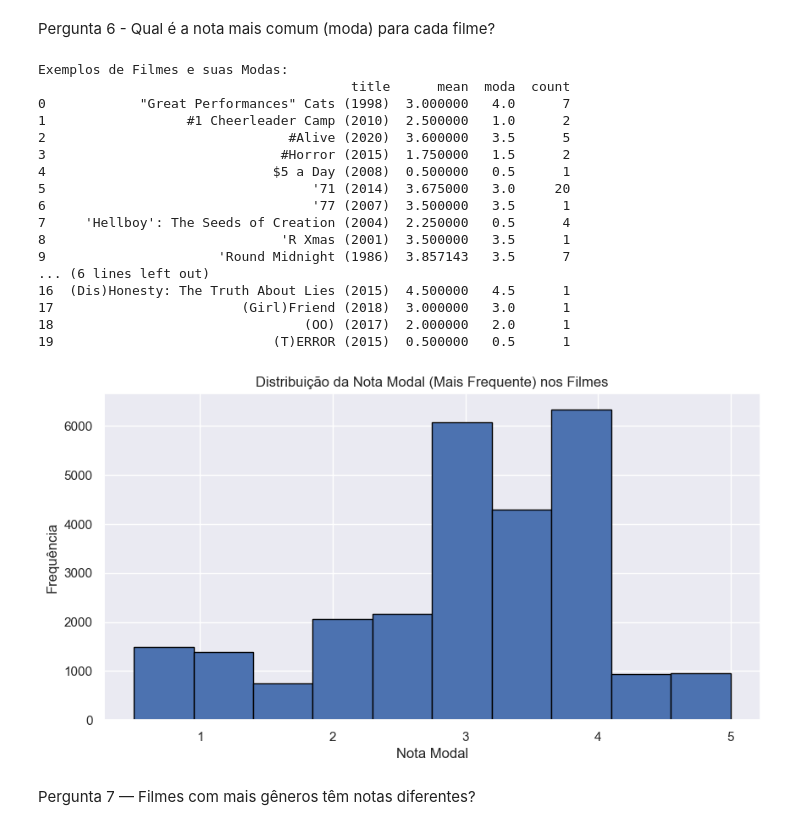
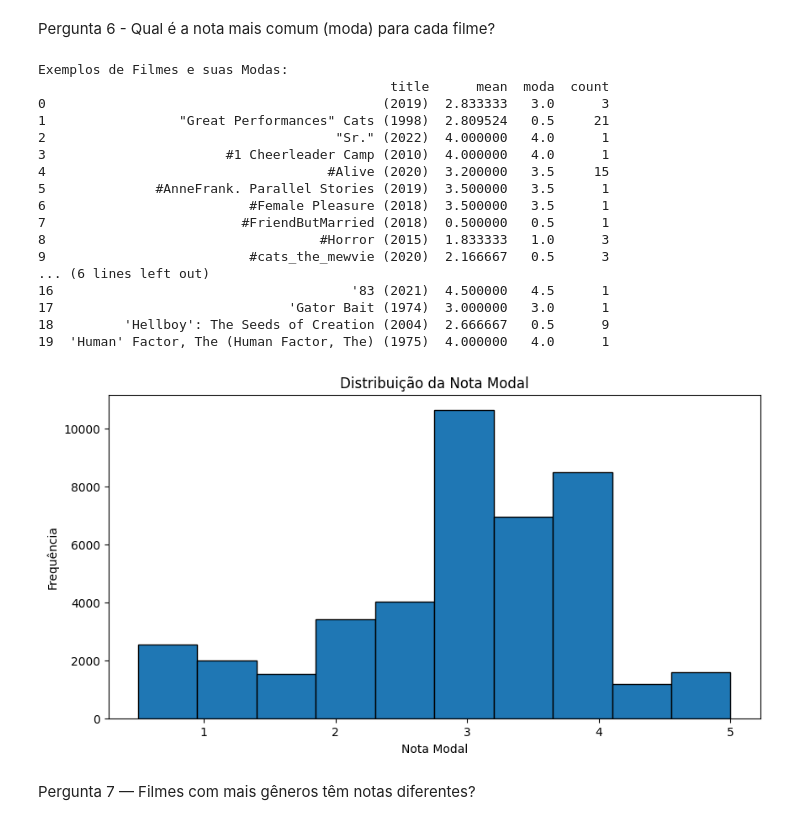
Before and after one commit to Enzooliveira29/AtividadeCD, a Jupyter notebook: notebooks/Trabalho2.ipynb, the cells around one changed output. Drawn from its saved outputs; the diff is of its cells as text; code cells hidden in the pictures.

```diff
--- a/notebooks/Trabalho2.ipynb
+++ b/notebooks/Trabalho2.ipynb
@@ -54,8 +532,17 @@ avaliacoes_por_filme.head()
 # %% [markdown]
 Pergunta 1 — Quais são os filmes mais bem avaliados?
 # %%
-media_por_filme = df.groupby(["movieId", "title"])["rating"].mean().reset_index()
-top10 = media_por_filme.sort_values("rating", ascending=False).head(10)
+# Juntar ratings com títulos dos filmes
+ratings_with_titles = ratings.merge(movies[['movieId', 'title']], on='movieId', how='left')
+
+media_por_filme = (
+    ratings_with_titles.groupby("title")["rating"]
+    .mean()
+    .sort_values(ascending=False)
+    .reset_index()
+)
+
+top10 = media_por_filme.head(10)
 
 plt.figure(figsize=(10,5))
 sns.barplot(data=top10, x="rating", y="title")
@@ -168,47 +662,48 @@ Usuários Mais Críticos (Menor Nota Média):
 # %% [markdown]
 Pergunta 6 - Qual é a nota mais comum (moda) para cada filme?
 # %%
+filme_stats = ratings_with_titles.groupby('title')['rating'].agg(['mean', 'std', 'count']).reset_index()
+
 from scipy import stats
 
-# Calcular estatísticas dos filmes se ainda não foi feito
-filme_stats = df.groupby('title')['rating'].agg(['mean', 'std', 'count']).reset_index()
-
-# Moda das notas por filme
-filme_moda = df.groupby('title')['rating'].apply(lambda x: stats.mode(x, keepdims=True).mode[0]).reset_index()
+filme_moda = (
+    ratings_with_titles
+    .groupby('title')['rating']
+    .apply(lambda x: stats.mode(x, keepdims=True).mode[0])
+    .reset_index()
+)
 filme_moda.columns = ['title', 'moda']
 
-# Correlação entre moda e média
 filme_stats_moda = filme_stats.merge(filme_moda, on='title', how='left')
 
 print("Exemplos de Filmes e suas Modas:")
 print(filme_stats_moda[['title', 'mean', 'moda', 'count']].head(20))
 
-# Distribuição das modas
 plt.figure(figsize=(10,5))
 plt.hist(filme_moda['moda'].dropna(), bins=10, edgecolor='black')
-plt.title("Distribuição da Nota Modal (Mais Frequente) nos Filmes")
+plt.title("Distribuição da Nota Modal")
 plt.xlabel("Nota Modal")
 plt.ylabel("Frequência")
 plt.show()
 # %% [output]
 Exemplos de Filmes e suas Modas:
-                                        title      mean  moda  count
-0            "Great Performances" Cats (1998)  3.000000   4.0      7
-1                  #1 Cheerleader Camp (2010)  2.500000   1.0      2
-2                               #Alive (2020)  3.600000   3.5      5
-3                              #Horror (2015)  1.750000   1.5      2
-4                             $5 a Day (2008)  0.500000   0.5      1
-5                                  '71 (2014)  3.675000   3.0     20
-6                                  '77 (2007)  3.500000   3.5      1
-7     'Hellboy': The Seeds of Creation (2004)  2.250000   0.5      4
-8                              'R Xmas (2001)  3.500000   3.5      1
-9                      'Round Midnight (1986)  3.857143   3.5      7
+                                             title      mean  moda  count
+0                                           (2019)  2.833333   3.0      3
+1                 "Great Performances" Cats (1998)  2.809524   0.5     21
+2                                     "Sr." (2022)  4.000000   4.0      1
+3                       #1 Cheerleader Camp (2010)  4.000000   4.0      1
+4                                    #Alive (2020)  3.200000   3.5     15
+5              #AnneFrank. Parallel Stories (2019)  3.500000   3.5      1
+6                          #Female Pleasure (2018)  3.500000   3.5      1
+7                         #FriendButMarried (2018)  0.500000   0.5      1
+8                                   #Horror (2015)  1.833333   1.0      3
+9                          #cats_the_mewvie (2020)  2.166667   0.5      3
 ... (6 lines left out)
-16  (Dis)Honesty: The Truth About Lies (2015)  4.500000   4.5      1
-17                        (Girl)Friend (2018)  3.000000   3.0      1
-18                                (OO) (2017)  2.000000   2.0      1
-19                            (T)ERROR (2015)  0.500000   0.5      1
+16                                      '83 (2021)  4.500000   4.5      1
+17                              'Gator Bait (1974)  3.000000   3.0      1
+18         'Hellboy': The Seeds of Creation (2004)  2.666667   0.5      9
+19  'Human' Factor, The (Human Factor, The) (1975)  4.000000   4.0      1
-[figure, old version]
+[figure, new version]
 # %% [markdown]
 Pergunta 7 — Filmes com mais gêneros têm notas diferentes?
 # %%
```
Also changed, not shown: parts of 81 cells of this notebook, 1 other file.
